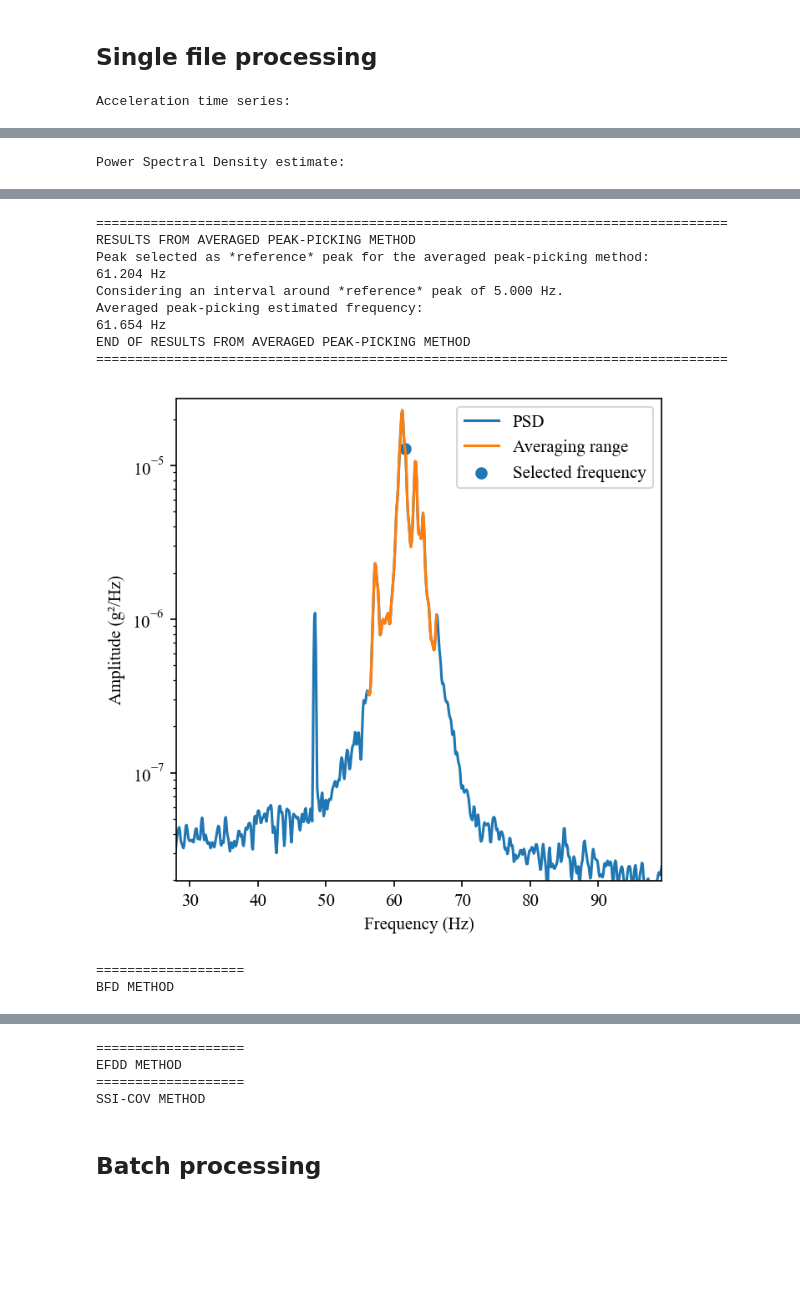
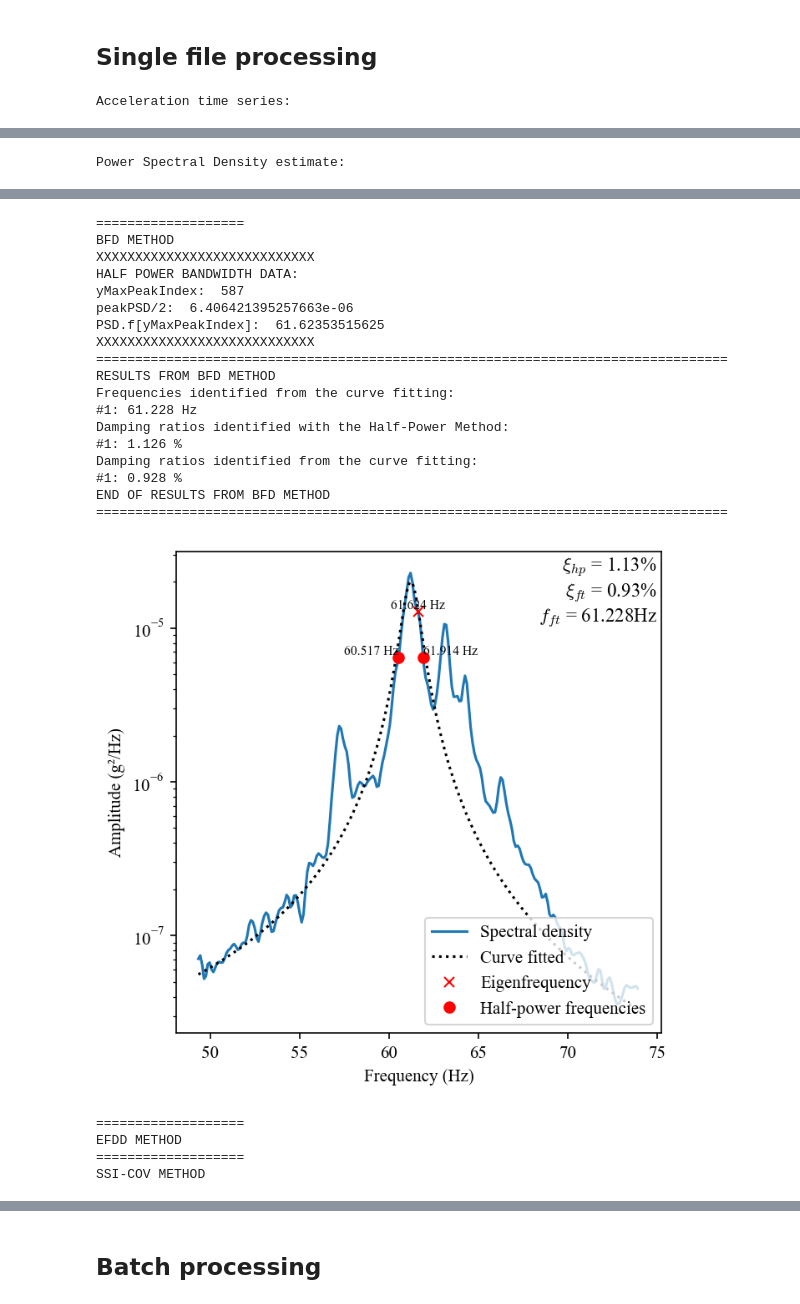
Before and after one commit to renr3/postProcess-EMMARM, a Jupyter notebook: sandbox_postProcessEMMARM.ipynb, the cells around one changed output, grey strips where cells are left out. Cells and saved outputs as stored; diff of their text form; code cells hidden in the pictures; blank space fills up the shorter version.

Commit message:
Complete separation of peak picking and BFD

```diff
--- a/sandbox_postProcessEMMARM.ipynb
+++ b/sandbox_postProcessEMMARM.ipynb
@@ -206,9 +206,9 @@ if selectedProcessing == 'singleFile':
     print("===================")
     print("PEAK-PICKING METHOD")
     if modalIdentificationMethod_SingleAnalysis['peak-picking']==True:
-        FPP, PSDAveragedFrequency, PSDAveragedPeakIndex, yMaxPeakIndex=auxEMMARM.averagedPeakPickingMethod(PSD, intervalForAveragingHz, plot=plotConfiguration, verbose=True)
+        FPP, ZPP_HP, PSDAveragedFrequency, PSDAveragedPeakIndex, yMaxPeakIndex=auxEMMARM.averagedPeakPickingMethod(PSD, intervalForAveragingHz, plot=plotConfiguration, verbose=True)
     else:
-        FPP, ignoreThis, PSDAveragedPeakIndex, ignoreThis=auxEMMARM.averagedPeakPickingMethod(PSD, intervalForAveragingHz, plot=plotConfiguration, verbose=True)
+        FPP, ZPP_HP, ignoreThis, PSDAveragedPeakIndex, ignoreThis=auxEMMARM.averagedPeakPickingMethod(PSD, intervalForAveragingHz, plot=plotConfiguration, verbose=True)
 
     #2) MAKE ALL SORTS OF COMPUTATIONS TO PREPARE FOR FURTHER COMPUTATIONS
     ###DESCRIPTION: Populate the parameters of the PSD object with inputs required by other identification methods when used in the batch mode
@@ -233,7 +233,7 @@ if selectedProcessing == 'singleFile':
     print("===================")
     print("BFD METHOD")
     if modalIdentificationMethod_SingleAnalysis['BFD']==True:
-        FBFD, ZBFD_HP, ZBFD_FT, VBFD, PSD_BFD = SSI.BFD(yk, PSD, plot=plotConfiguration, mode='batch', verbose=True)
+        FBFD, ZBFD_FT, VBFD, PSD_BFD = SSI.BFD(yk, PSD, plot=plotConfiguration, mode='batch', verbose=True)
     plt.show()
 
     #4) EFDD METHOD
@@ -311,12 +329,23 @@ PEAK-PICKING METHOD
+===================
+BFD METHOD
+XXXXXXXXXXXXXXXXXXXXXXXXXXXX
+HALF POWER BANDWIDTH DATA:
+yMaxPeakIndex:  587
+peakPSD/2:  6.406421395257663e-06
+PSD.f[yMaxPeakIndex]:  61.62353515625
+XXXXXXXXXXXXXXXXXXXXXXXXXXXX
 =================================================================================
-RESULTS FROM AVERAGED PEAK-PICKING METHOD
-Peak selected as *reference* peak for the averaged peak-picking method:
-61.204 Hz
-Considering an interval around *reference* peak of 5.000 Hz.
-Averaged peak-picking estimated frequency:
-61.654 Hz
-END OF RESULTS FROM AVERAGED PEAK-PICKING METHOD
+RESULTS FROM BFD METHOD
+Frequencies identified from the curve fitting:
+#1: 61.228 Hz
+Damping ratios identified with the Half-Power Method:
+#1: 1.126 %
+Damping ratios identified from the curve fitting:
+#1: 0.928 %
+END OF RESULTS FROM BFD METHOD
 =================================================================================
-[figure]
+[figure, new version]
 ===================
-BFD METHOD
+EFDD METHOD
+===================
+SSI-COV METHOD
@@ -324,7 +352,3 @@ BFD METHOD
-===================
-EFDD METHOD
-===================
-SSI-COV METHOD
 # %% [markdown]
 ## Batch processing
 # %%
```
Also changed, not shown: parts of 2 cells of this notebook, 2 other files.
